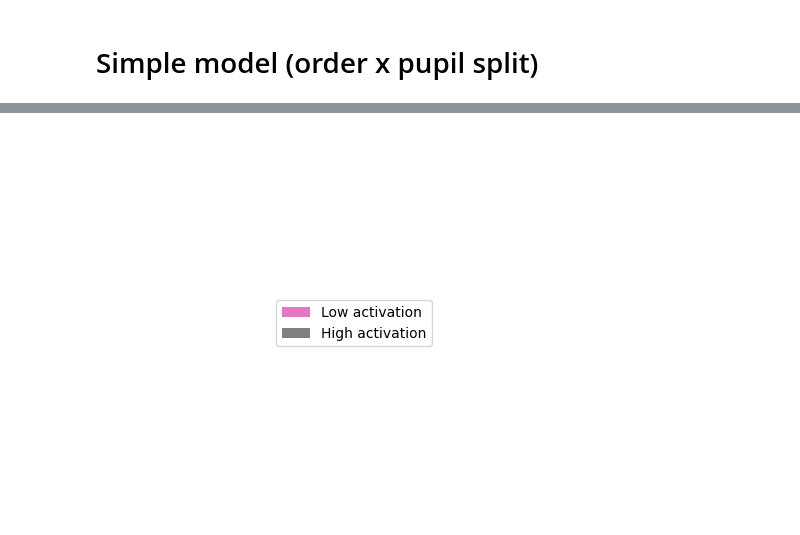
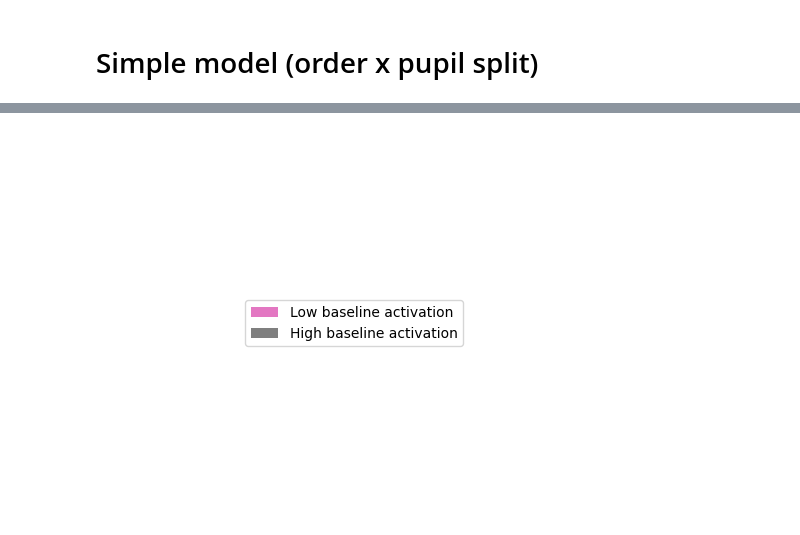
Before and after one commit to Gilles86/risk_experiment, a Jupyter notebook: risk_experiment/cogmodels/notebooks/analyze_subcortical_probit.ipynb, the cells around one changed output, grey strips where cells are left out. Drawn from its saved outputs; the diff is of its cells as text; code cells hidden in the pictures.

```diff
--- a/risk_experiment/cogmodels/notebooks/analyze_subcortical_probit.ipynb
+++ b/risk_experiment/cogmodels/notebooks/analyze_subcortical_probit.ipynb
@@ -334,20 +1108,20 @@ for roi, r in rnp.groupby('roi'):
 # %%
 from matplotlib.lines import Line2D
 from matplotlib.patches import Patch
 
 
 fig = plt.gcf()
 
-legend_elements = [Patch(facecolor=palette[0], label='Low activation'),
-                   Patch(facecolor=palette[1], label='High activation') ]
+legend_elements = [Patch(facecolor=palette[0], label='Low baseline activation'),
+                   Patch(facecolor=palette[1], label='High baseline activation') ]
 
 
 legend = plt.legend(handles=legend_elements, loc='center')
 plt.axis('off')
 
 bbox  = legend.get_window_extent().transformed(fig.dpi_scale_trans.inverted())
 # fig.savefig(filename, dpi="figure", bbox_inches=bbox)
 
-plt.savefig('/data/ds-risk/derivatives/figures/subcortical_legend.pdf', bbox_inches=bbox)
+plt.savefig('/data/ds-risk/derivatives/figures/subcortical_prestim_legend.pdf', bbox_inches=bbox)
 # %% [output]
-[figure, old version]
+[figure, new version]
```
Also changed, not shown: parts of 43 cells of this notebook, 27 other files.
